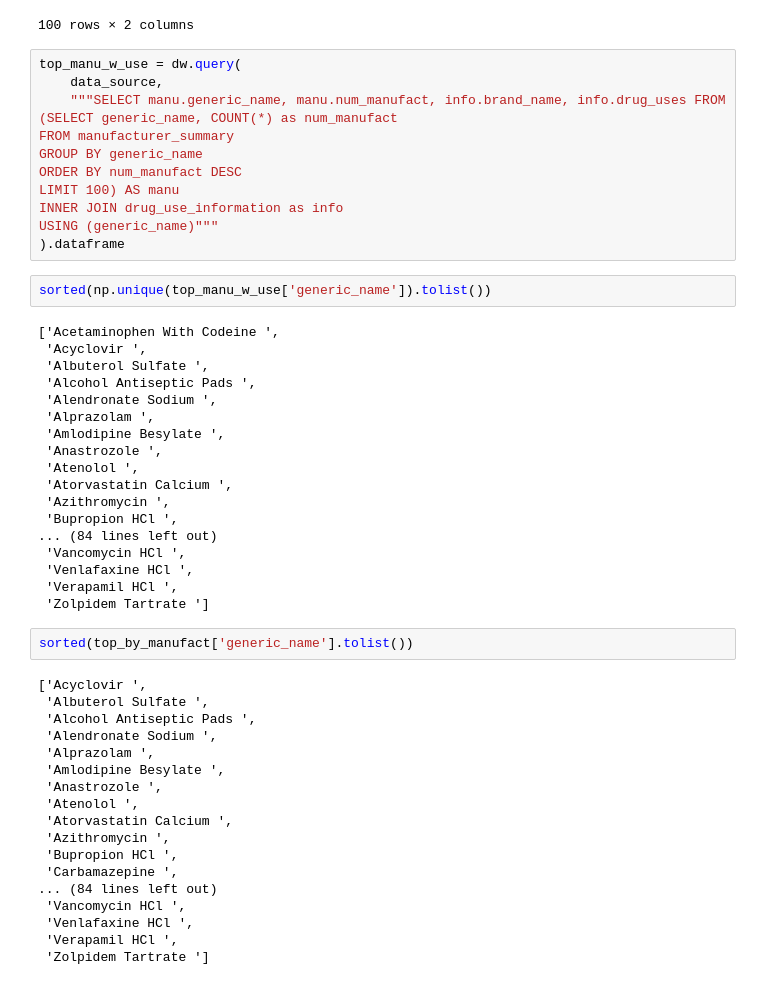
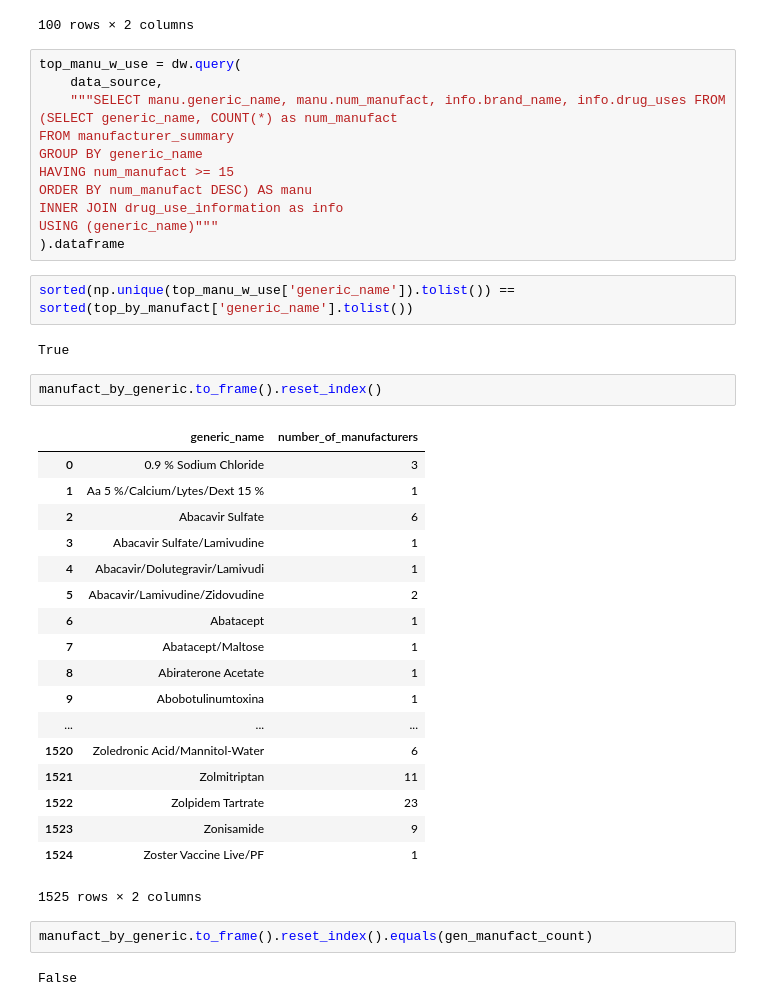
Before and after one commit to darya-akimova/medicare_spending_analysis, a Jupyter notebook: Medicare Part D Spending (2012-2016) Analysis.ipynb, the cells around one changed output. Saved outputs shown, nothing was run; the diff lists cells and outputs as text.

```diff
--- a/Medicare Part D Spending (2012-2016) Analysis.ipynb
+++ b/Medicare Part D Spending (2012-2016) Analysis.ipynb
@@ -608,48 +598,37 @@ top_manu_w_use = dw.query(
     """SELECT manu.generic_name, manu.num_manufact, info.brand_name, info.drug_uses FROM (SELECT generic_name, COUNT(*) as num_manufact
 FROM manufacturer_summary
 GROUP BY generic_name
-ORDER BY num_manufact DESC
-LIMIT 100) AS manu
+HAVING num_manufact >= 15
+ORDER BY num_manufact DESC) AS manu
 INNER JOIN drug_use_information as info
 USING (generic_name)"""
 ).dataframe
 # %%
-sorted(np.unique(top_manu_w_use['generic_name']).tolist())
+sorted(np.unique(top_manu_w_use['generic_name']).tolist()) == sorted(top_by_manufact['generic_name'].tolist())
 # %% [output]
-['Acetaminophen With Codeine ',
- 'Acyclovir ',
- 'Albuterol Sulfate ',
- 'Alcohol Antiseptic Pads ',
- 'Alendronate Sodium ',
- 'Alprazolam ',
- 'Amlodipine Besylate ',
- 'Anastrozole ',
- 'Atenolol ',
- 'Atorvastatin Calcium ',
- 'Azithromycin ',
- 'Bupropion HCl ',
-... (84 lines left out)
- 'Vancomycin HCl ',
- 'Venlafaxine HCl ',
- 'Verapamil HCl ',
- 'Zolpidem Tartrate ']
+True
-# %%
-sorted(top_by_manufact['generic_name'].tolist())
-# %% [output]
-['Acyclovir ',
- 'Albuterol Sulfate ',
- 'Alcohol Antiseptic Pads ',
- 'Alendronate Sodium ',
- 'Alprazolam ',
- 'Amlodipine Besylate ',
- 'Anastrozole ',
- 'Atenolol ',
- 'Atorvastatin Calcium ',
- 'Azithromycin ',
- 'Bupropion HCl ',
- 'Carbamazepine ',
-... (84 lines left out)
- 'Vancomycin HCl ',
- 'Venlafaxine HCl ',
- 'Verapamil HCl ',
- 'Zolpidem Tartrate ']
+# %%
+manufact_by_generic.to_frame().reset_index()
+# %% [output]
+|  | generic_name | number_of_manufacturers |
+| 0 | 0.9 % Sodium Chloride | 3 |
+| 1 | Aa 5 %/Calcium/Lytes/Dext 15 % | 1 |
+| 2 | Abacavir Sulfate | 6 |
+| 3 | Abacavir Sulfate/Lamivudine | 1 |
+| 4 | Abacavir/Dolutegravir/Lamivudi | 1 |
+| 5 | Abacavir/Lamivudine/Zidovudine | 2 |
+| 6 | Abatacept | 1 |
+| 7 | Abatacept/Maltose | 1 |
+| 8 | Abiraterone Acetate | 1 |
+| 9 | Abobotulinumtoxina | 1 |
+| ... | ... | ... |
+| 1520 | Zoledronic Acid/Mannitol-Water | 6 |
+| 1521 | Zolmitriptan | 11 |
+| 1522 | Zolpidem Tartrate | 23 |
+| 1523 | Zonisamide | 9 |
+| 1524 | Zoster Vaccine Live/PF | 1 |
+1525 rows × 2 columns
+# %%
+manufact_by_generic.to_frame().reset_index().equals(gen_manufact_count)
+# %% [output]
+False
```
Also changed, not shown: parts of 12 cells of this notebook, 3 other files.
